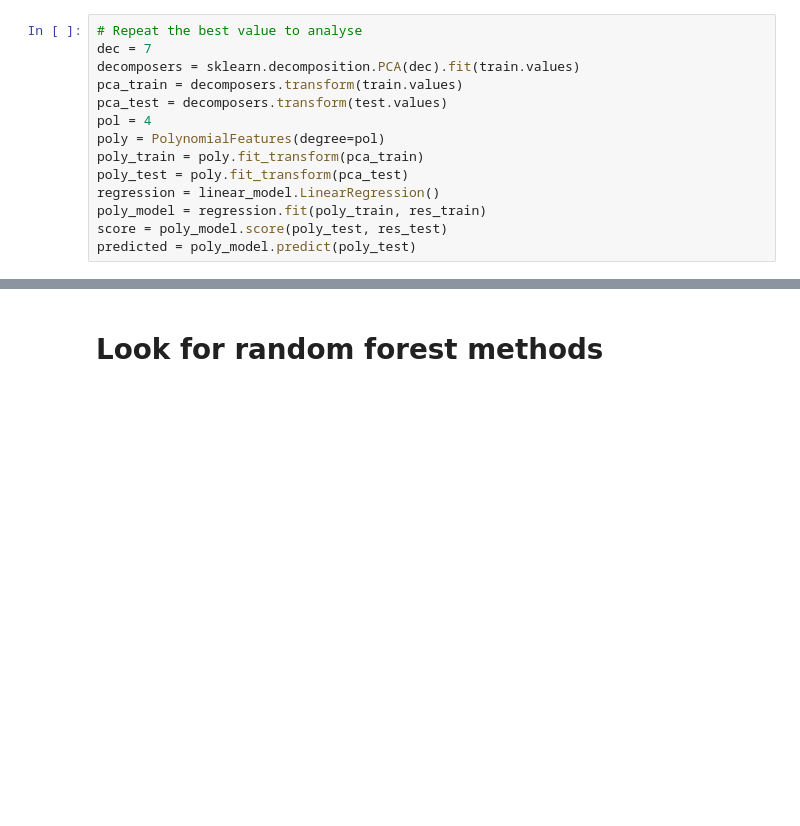
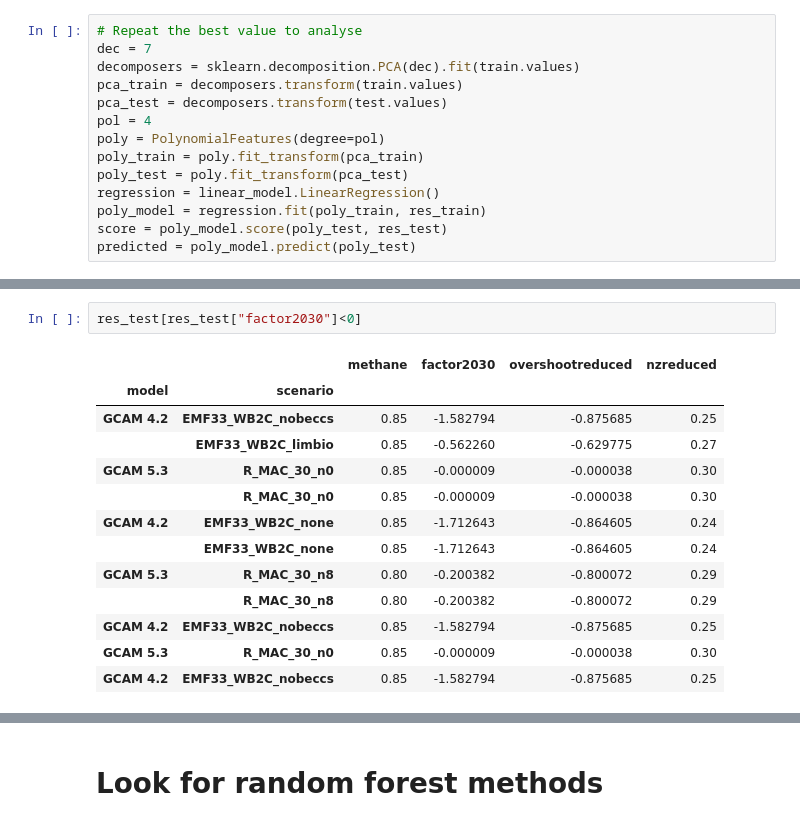
Before and after one commit to Rlamboll/PROVIDEemissions, a Jupyter notebook: notebooks/Reversal_of_AR6_DB.ipynb, the cells around one changed output, grey strips where cells are left out. Cells and saved outputs as stored; diff of their text form; blank space fills up the shorter version.

```diff
--- a/notebooks/Reversal_of_AR6_DB.ipynb
+++ b/notebooks/Reversal_of_AR6_DB.ipynb
@@ -350,0 +372,16 @@ predicted = poly_model.predict(poly_test)
+# %%
+res_test[res_test["factor2030"]<0]
+# %% [output]
+|  |  | methane | factor2030 | overshootreduced | nzreduced |
+| model | scenario |  |  |  |  |
+| GCAM 4.2 | EMF33_WB2C_nobeccs | 0.85 | -1.582794 | -0.875685 | 0.25 |
+|  | EMF33_WB2C_limbio | 0.85 | -0.562260 | -0.629775 | 0.27 |
+| GCAM 5.3 | R_MAC_30_n0 | 0.85 | -0.000009 | -0.000038 | 0.30 |
+|  | R_MAC_30_n0 | 0.85 | -0.000009 | -0.000038 | 0.30 |
+| GCAM 4.2 | EMF33_WB2C_none | 0.85 | -1.712643 | -0.864605 | 0.24 |
+|  | EMF33_WB2C_none | 0.85 | -1.712643 | -0.864605 | 0.24 |
+| GCAM 5.3 | R_MAC_30_n8 | 0.80 | -0.200382 | -0.800072 | 0.29 |
+|  | R_MAC_30_n8 | 0.80 | -0.200382 | -0.800072 | 0.29 |
+| GCAM 4.2 | EMF33_WB2C_nobeccs | 0.85 | -1.582794 | -0.875685 | 0.25 |
+| GCAM 5.3 | R_MAC_30_n0 | 0.85 | -0.000009 | -0.000038 | 0.30 |
+| GCAM 4.2 | EMF33_WB2C_nobeccs | 0.85 | -1.582794 | -0.875685 | 0.25 |
```
Also changed, not shown: parts of 12 cells of this notebook, 4 other files.
